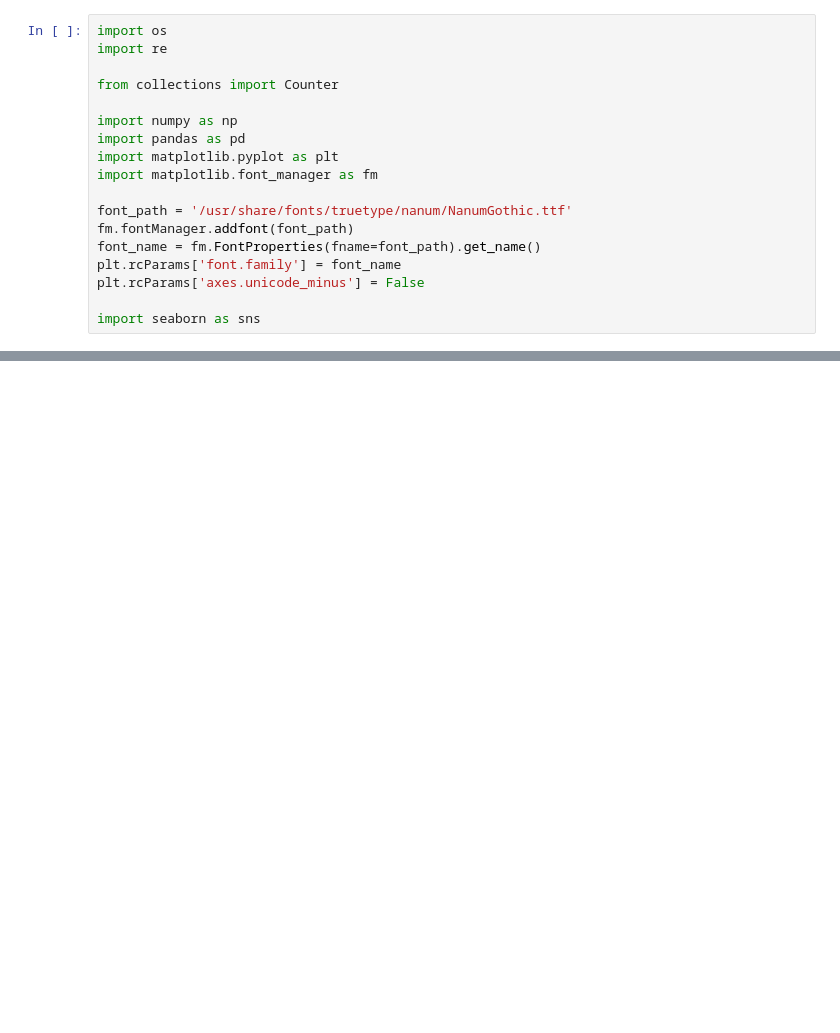
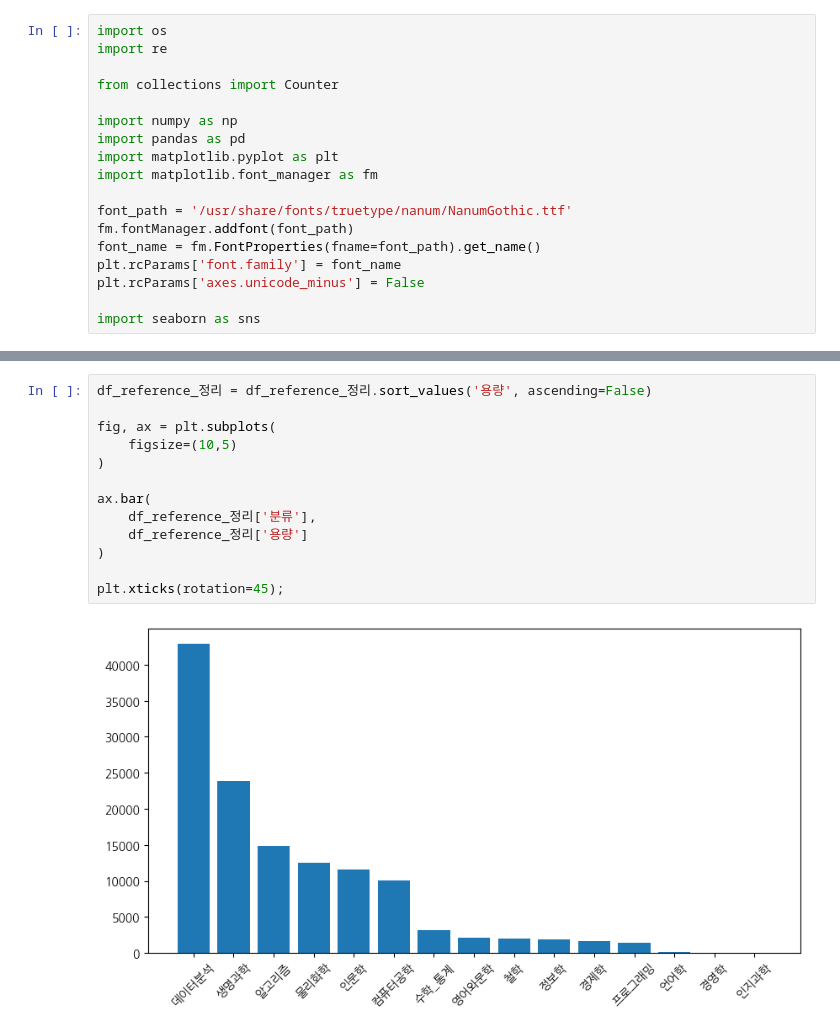
Before and after one commit to Song-Juntae/references, a Jupyter notebook: 기타/reference.ipynb, the cells around one changed output, grey strips where cells are left out. Saved outputs shown, nothing was run; the diff lists cells and outputs as text; blank space fills up the shorter version.

```diff
--- a/기타/reference.ipynb
+++ b/기타/reference.ipynb
@@ -101,0 +104,15 @@ plt.xticks(rotation=45);
+# %%
+df_reference_정리 = df_reference_정리.sort_values('용량', ascending=False)
+
+fig, ax = plt.subplots(
+    figsize=(10,5)
+)
+
+ax.bar(
+    df_reference_정리['분류'],
+    df_reference_정리['용량']
+)
+
+plt.xticks(rotation=45);
+# %% [output]
+[figure, added]
```
Also changed, not shown: parts of 7 cells of this notebook, 2 other files.
